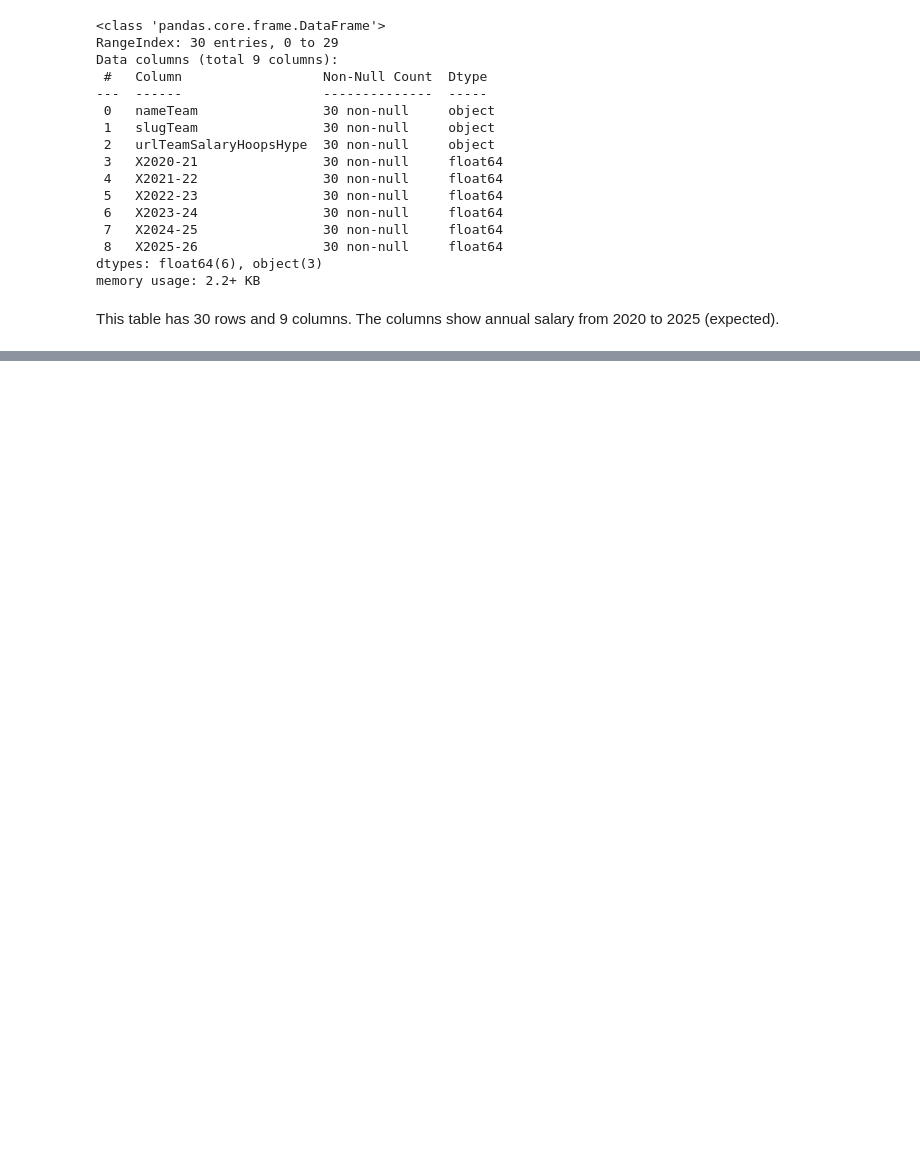
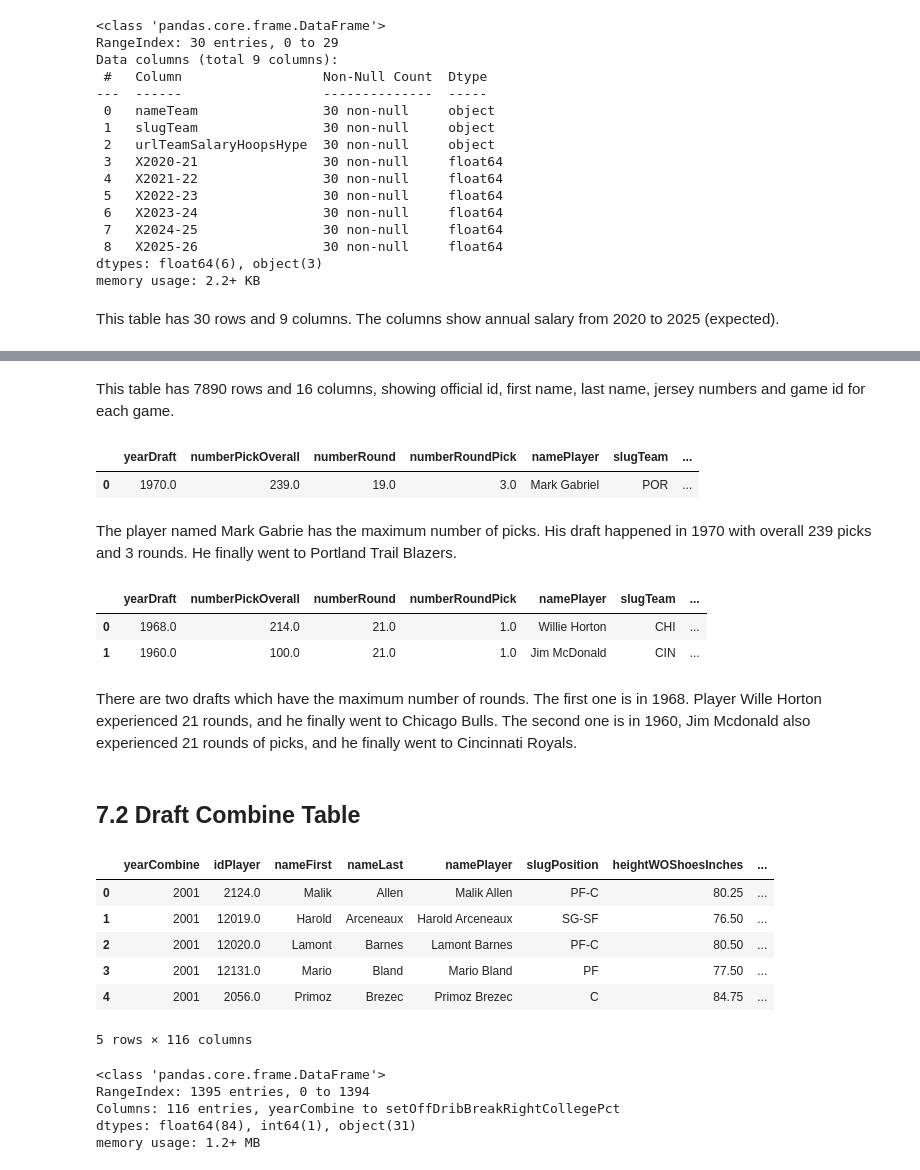
Before and after one commit to VIcKII-Z/Database-final-proj_on-NBA-datasets, a Jupyter notebook: Final Project.ipynb, the cells around one changed output, grey strips where cells are left out. Cells and saved outputs as stored; diff of their text form; code cells hidden in the pictures; blank space fills up the shorter version.

```diff
--- a/Final Project.ipynb
+++ b/Final Project.ipynb
@@ -732,0 +840,61 @@ This table has 65168 rows and 5 columns, showing official id, first name, last n
+# %% [markdown]
+This table has 7890 rows and 16 columns, showing official id, first name, last name, jersey numbers and game id for each game.
+# %%
+query = \
+    '''
+    SELECT * from Draft
+    WHERE numberPickOverall = (
+        SELECT MAX(numberPickOverall) from Draft
+        );
+    '''
+cursor.execute(query)
+cols = [column[0] for column in cursor.description]
+draft_max_num_pcks = pd.DataFrame.from_records(data = cursor.fetchall(), columns = cols)
+draft_max_num_pcks
+# %% [output]
+|  | yearDraft | numberPickOverall | numberRound | numberRoundPick | namePlayer | slugTeam | ... |
+| 0 | 1970.0 | 239.0 | 19.0 | 3.0 | Mark Gabriel | POR | ... |
+# %% [markdown]
+The player named Mark Gabrie has the maximum number of picks. His draft happened in 1970 with overall 239 picks and 3 rounds. He finally went to Portland Trail Blazers.
+# %%
+query = \
+    '''
+    SELECT * from Draft
+    WHERE numberRound = (
+        SELECT MAX(numberRound) from Draft
+        );
+    '''
+cursor.execute(query)
+cols = [column[0] for column in cursor.description]
+draft_max_rnds = pd.DataFrame.from_records(data = cursor.fetchall(), columns = cols)
+draft_max_rnds
+# %% [output]
+|  | yearDraft | numberPickOverall | numberRound | numberRoundPick | namePlayer | slugTeam | ... |
+| 0 | 1968.0 | 214.0 | 21.0 | 1.0 | Willie Horton | CHI | ... |
+| 1 | 1960.0 | 100.0 | 21.0 | 1.0 | Jim McDonald | CIN | ... |
+# %% [markdown]
+There are two drafts which have the maximum number of rounds. The first one is in 1968. Player Wille Horton experienced 21 rounds, and he finally went to Chicago Bulls. The second one is in 1960, Jim Mcdonald also experienced 21 rounds of picks, and he finally went to Cincinnati Royals.
+# %% [markdown]
+## 7.2 Draft Combine Table
+# %%
+query = 'SELECT * from Draft_Combine'
+cursor.execute(query)
+cols = [column[0] for column in cursor.description]
+draft_combine = pd.DataFrame.from_records(data = cursor.fetchall(), columns = cols)
+draft_combine.head()
+# %% [output]
+|  | yearCombine | idPlayer | nameFirst | nameLast | namePlayer | slugPosition | heightWOShoesInches | ... |
+| 0 | 2001 | 2124.0 | Malik | Allen | Malik Allen | PF-C | 80.25 | ... |
+| 1 | 2001 | 12019.0 | Harold | Arceneaux | Harold Arceneaux | SG-SF | 76.50 | ... |
+| 2 | 2001 | 12020.0 | Lamont | Barnes | Lamont Barnes | PF-C | 80.50 | ... |
+| 3 | 2001 | 12131.0 | Mario | Bland | Mario Bland | PF | 77.50 | ... |
+| 4 | 2001 | 2056.0 | Primoz | Brezec | Primoz Brezec | C | 84.75 | ... |
+5 rows × 116 columns
+# %%
+draft_combine.info()
+# %% [output]
+<class 'pandas.core.frame.DataFrame'>
+RangeIndex: 1395 entries, 0 to 1394
+Columns: 116 entries, yearCombine to setOffDribBreakRightCollegePct
+dtypes: float64(84), int64(1), object(31)
+memory usage: 1.2+ MB
```
Also changed, not shown: parts of 49 cells of this notebook.
